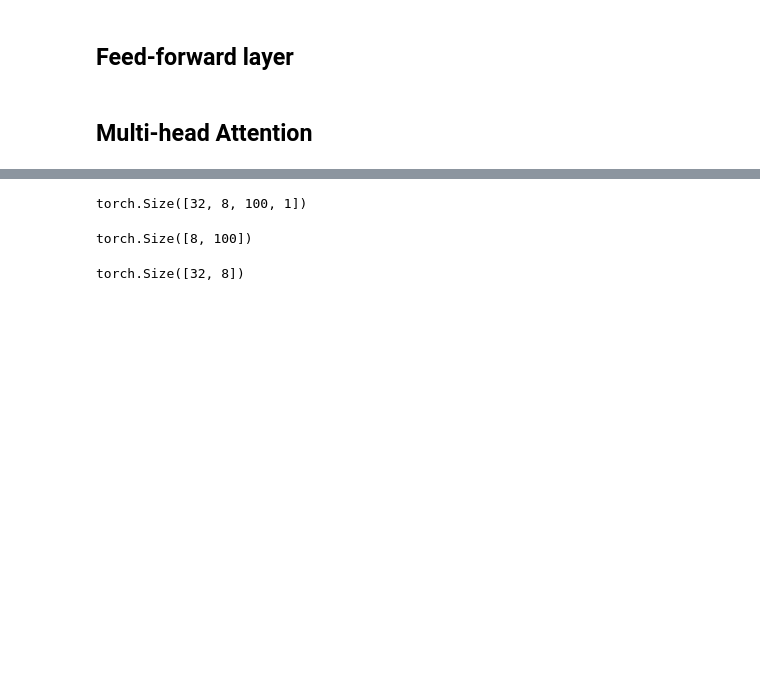
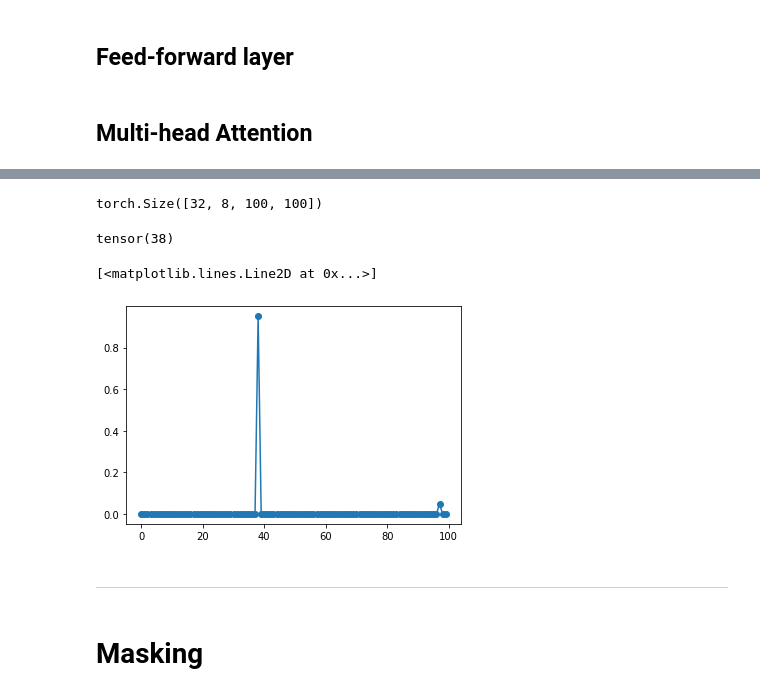
Before and after one commit to SpellOnYou/1000-days-of-code, a Jupyter notebook: dl_scratch/transformer.ipynb, the cells around one changed output, grey strips where cells are left out. Saved outputs shown, nothing was run; the diff lists cells and outputs as text; code cells hidden in the pictures; blank space fills up the shorter version.

Commit message:
masking done

```diff
--- a/dl_scratch/transformer.ipynb
+++ b/dl_scratch/transformer.ipynb
@@ -216,12 +225,0 @@ torch.Size([32, 8, 100, 100])
-# %%
-attn_p.sum(-1, keepdim=True).shape
-# %% [output]
-torch.Size([32, 8, 100, 1])
-# %%
-attn_p[0, :, 0].shape
-# %% [output]
-torch.Size([8, 100])
-# %%
-attn_p.sum(-1)[:,:,-1].shape
-# %% [output]
-torch.Size([32, 8])
@@ -229,0 +226,19 @@ bs x n_heads x seq_len x seq_len
+# %%
+# make it probability
+attn_p = F.softmax(attn, dim=-1); attn_p.shape
+# to see if it's probability
+attn_p.sum(-1, keepdim=True)[0, 0, :][:4]
+# %% [output]
+torch.Size([32, 8, 100, 100])
+# %%
+# getting first batch, and from first head, from the first sentence
+print(attn_p[0,0,0].argmax())
+plt.plot(attn_p[0,0,0], marker='o')
+# %% [output]
+tensor(38)
+[<matplotlib.lines.Line2D at 0x...>]
+[figure, added]
+# %% [markdown]
+---
+# %% [markdown]
+# Masking
```
Also changed, not shown: parts of 6 cells of this notebook.
